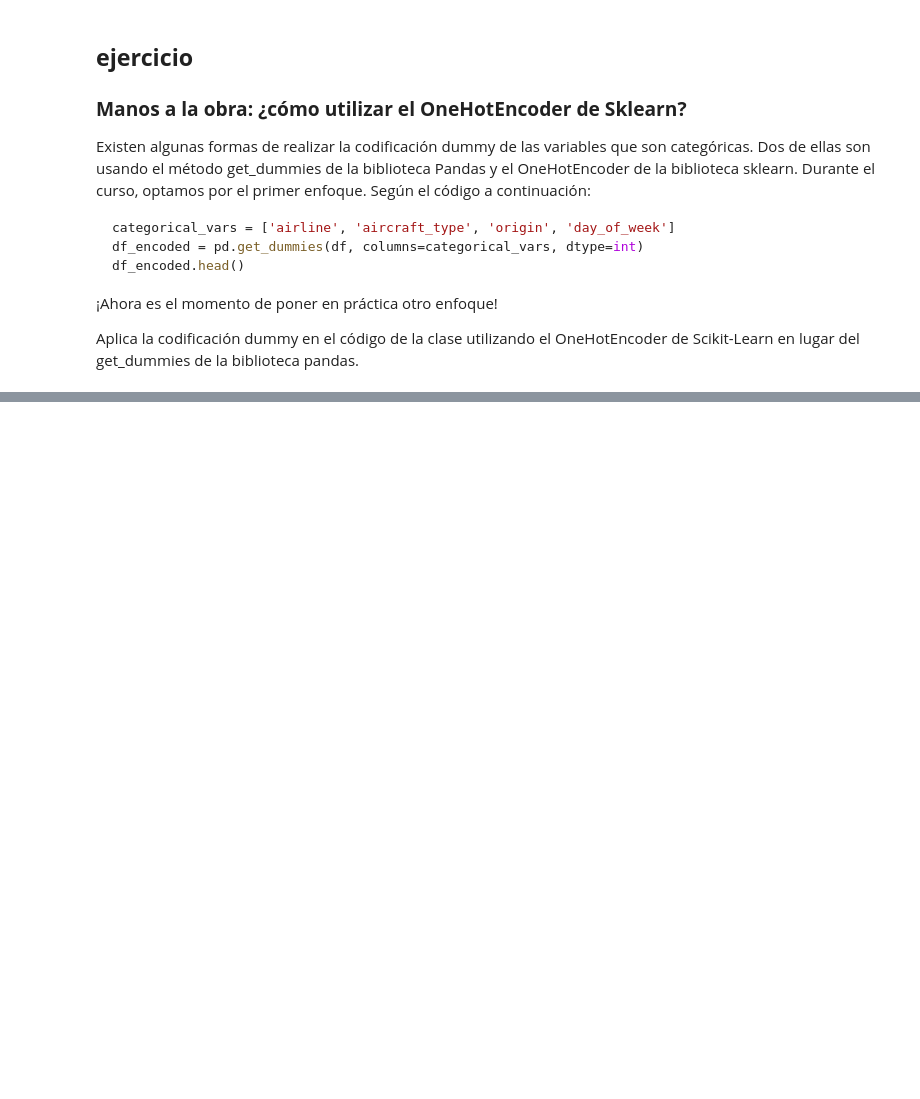
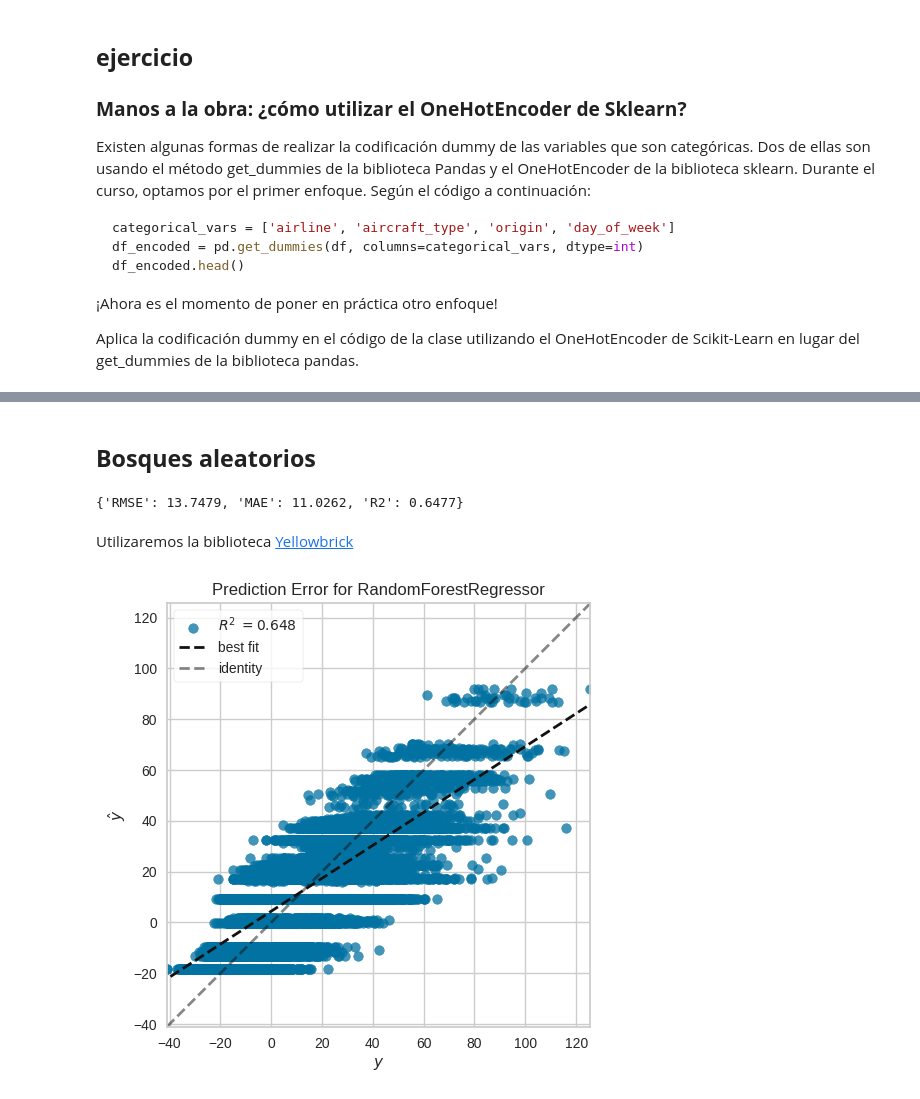
Before and after one commit to betorockers/DataScience_AluraLatam, a Jupyter notebook: 4-Estadisticas_y_Machine_Learning/Machine_learning-Comprender_la_base_de_la_clasificación/5-IA_aumentada_prevision_de_atrasos_de_vuelos/optimizacion_aeroportuaria.ipynb.ipynb, the cells around one changed output, grey strips where cells are left out. Drawn from its saved outputs; the diff is of its cells as text; code cells hidden in the pictures; blank space fills up the shorter version.

```diff
--- a/4-Estadisticas_y_Machine_Learning/Machine_learning-Comprender_la_base_de_la_clasificación/5-IA_aumentada_prevision_de_atrasos_de_vuelos/optimizacion_aeroportuaria.ipynb.ipynb
+++ b/4-Estadisticas_y_Machine_Learning/Machine_learning-Comprender_la_base_de_la_clasificación/5-IA_aumentada_prevision_de_atrasos_de_vuelos/optimizacion_aeroportuaria.ipynb.ipynb
@@ -435,0 +437,19 @@ Aplica la codificación dummy en el código de la clase utilizando el OneHotEnco
+# %%
+# crearemos un modelo baseline dummy
+
+from sklearn.dummy import DummyRegressor
+from sklearn.model_selection import train_test_split
+
+#datos de pruebas
+
+X = df.drop(['delay'], axis=1) # variables independientes
+y = df['delay'] # variable de respuesta
+
+# datos de entrenamiento
+
+X_train, X_test, y_train, y_test = train_test_split(X,y,test_size=0.3, random_state=42)
+
+# creamos y entrenamos el modelo baseline
+
+baseline = DummyRegressor()
+baseline.fit(X_train, y_train)
@@ -435,0 +580,24 @@ Aplica la codificación dummy en el código de la clase utilizando el OneHotEnco
+# %% [markdown]
+## **Bosques aleatorios**
+# %%
+from sklearn.ensemble import RandomForestRegressor
+
+modelo = RandomForestRegressor(max_depth=5, random_state=42)
+modelo.fit(X_train, y_train)
+ypred = modelo.predict(X_test)
+resultados_rf = calcular_regresion(y_test, ypred)
+resultados_rf
+# %% [output]
+{'RMSE': 13.7479, 'MAE': 11.0262, 'R2': 0.6477}
+# %% [markdown]
+Utilizaremos la biblioteca [Yellowbrick](https://www.scikit-yb.org/en/latest/api/regressor/peplot.html)
+# %%
+# veremos el resultado de forma visual
+
+from yellowbrick.regressor import prediction_error
+
+# visualizaremos
+
+visualizer = prediction_error(modelo, X_train, y_train, X_test, y_test)
+# %% [output]
+[figure, added]
```
Also changed, not shown: parts of 18 cells of this notebook, 6 other files.
